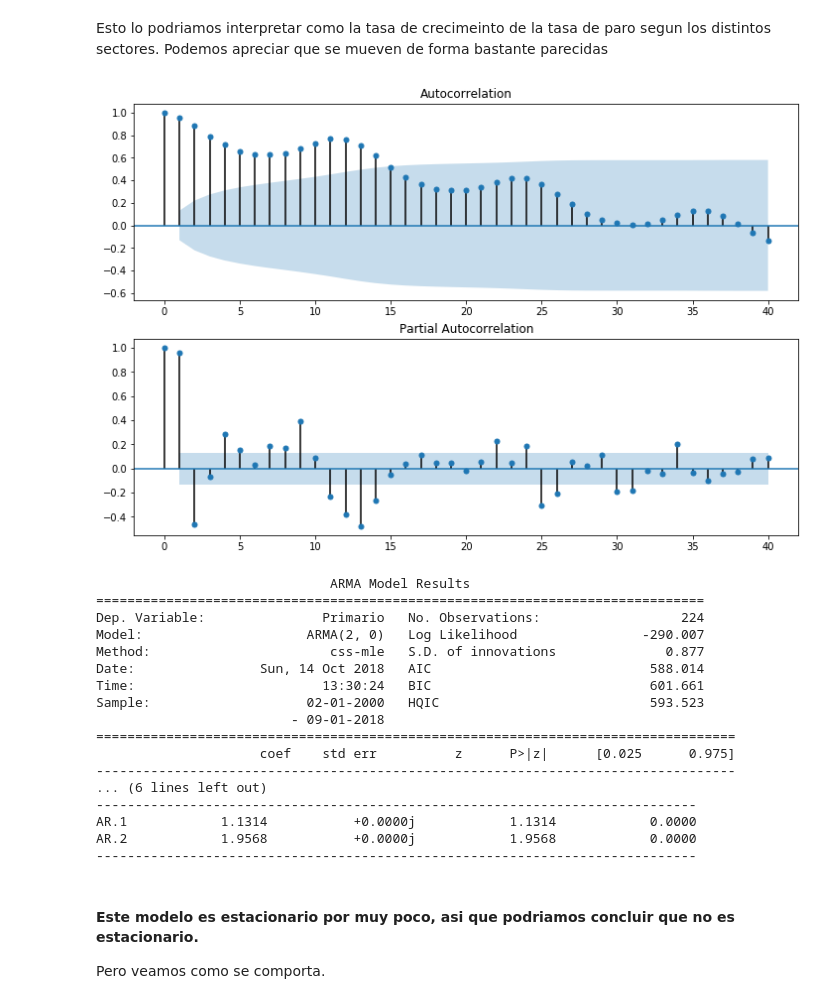
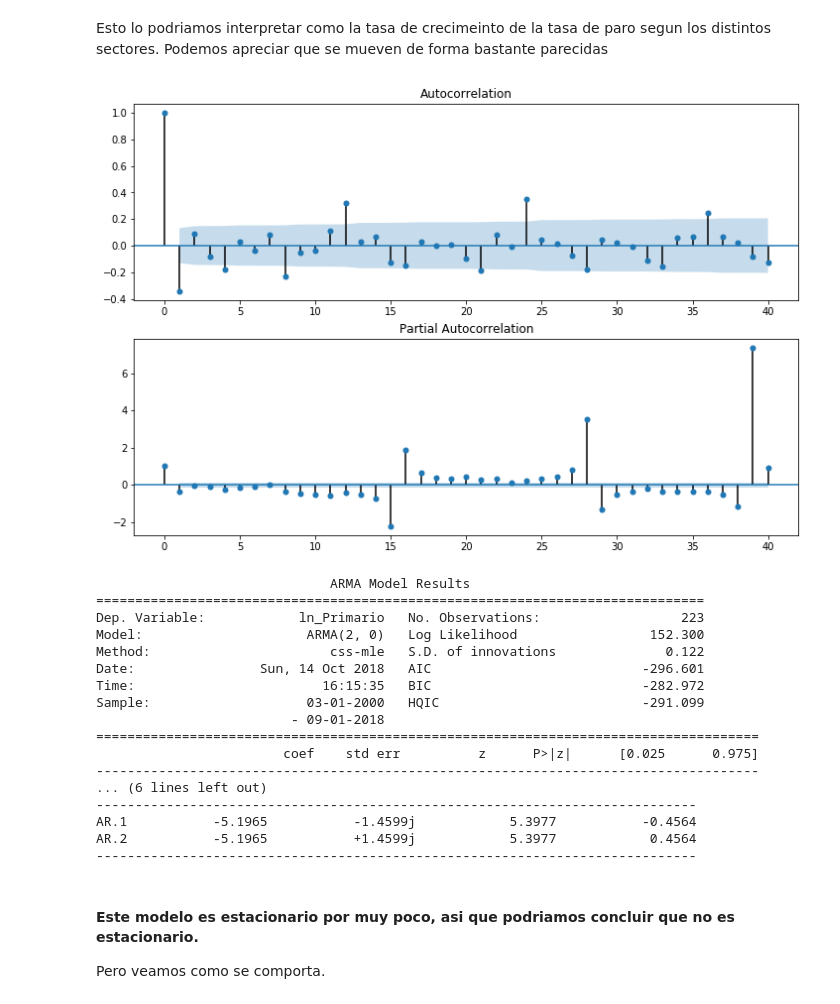
Before and after one commit to ErnestoColoma93/ParoUSA, a Jupyter notebook: UNEMPLOYMENT RATE USA ANALISYS.ipynb, the cells around one changed output. Saved outputs shown, nothing was run; the diff lists cells and outputs as text; code cells hidden in the pictures.

```diff
--- a/UNEMPLOYMENT RATE USA ANALISYS.ipynb
+++ b/UNEMPLOYMENT RATE USA ANALISYS.ipynb
@@ -98,33 +106,33 @@ Podemos apreciar que se mueven de forma bastante parecidas
 # %%
 #corelogramas de el ln de Primario, diferenciado 1 periodo
 fig = plt.figure(figsize=(12,8))
 ax1 = fig.add_subplot(211)
-fig = sm.graphics.tsa.plot_acf(df.Primario, lags=40, ax=ax1)
+fig = sm.graphics.tsa.plot_acf(df.ln_Primario, lags=40, ax=ax1)
 ax2 = fig.add_subplot(212)
-fig = sm.graphics.tsa.plot_pacf(df.Primario, lags=40, ax=ax2)
+fig = sm.graphics.tsa.plot_pacf(df.ln_Primario, lags=40, ax=ax2)
 # %% [output]
-[figure, old version]
+[figure, new version]
 # %%
-modelo= sm.tsa.ARMA(df.Primario, order=(2,0) )
+modelo= sm.tsa.ARMA(df.ln_Primario, order=(2,0) )
 arma_res = modelo.fit(disp=True)
 print(arma_res.summary())
 # %% [output]
                               ARMA Model Results
 ==============================================================================
-Dep. Variable:               Primario   No. Observations:                  224
-Model:                     ARMA(2, 0)   Log Likelihood                -290.007
-Method:                       css-mle   S.D. of innovations              0.877
-Date:                Sun, 14 Oct 2018   AIC                            588.014
-Time:                        13:30:24   BIC                            601.661
-Sample:                    02-01-2000   HQIC                           593.523
+Dep. Variable:            ln_Primario   No. Observations:                  223
+Model:                     ARMA(2, 0)   Log Likelihood                 152.300
+Method:                       css-mle   S.D. of innovations              0.122
+Date:                Sun, 14 Oct 2018   AIC                           -296.601
+Time:                        16:15:35   BIC                           -282.972
+Sample:                    03-01-2000   HQIC                          -291.099
                          - 09-01-2018
-==================================================================================
-                     coef    std err          z      P>|z|      [0.025      0.975]
-----------------------------------------------------------------------------------
+=====================================================================================
+                        coef    std err          z      P>|z|      [0.025      0.975]
+-------------------------------------------------------------------------------------
 ... (6 lines left out)
 -----------------------------------------------------------------------------
-AR.1            1.1314           +0.0000j            1.1314            0.0000
-AR.2            1.9568           +0.0000j            1.9568            0.0000
+AR.1           -5.1965           -1.4599j            5.3977           -0.4564
+AR.2           -5.1965           +1.4599j            5.3977            0.4564
 -----------------------------------------------------------------------------
 # %% [markdown]
 #### Este modelo es estacionario por muy poco, asi que podriamos concluir que no es estacionario.
```
Also changed, not shown: parts of 24 cells of this notebook.
